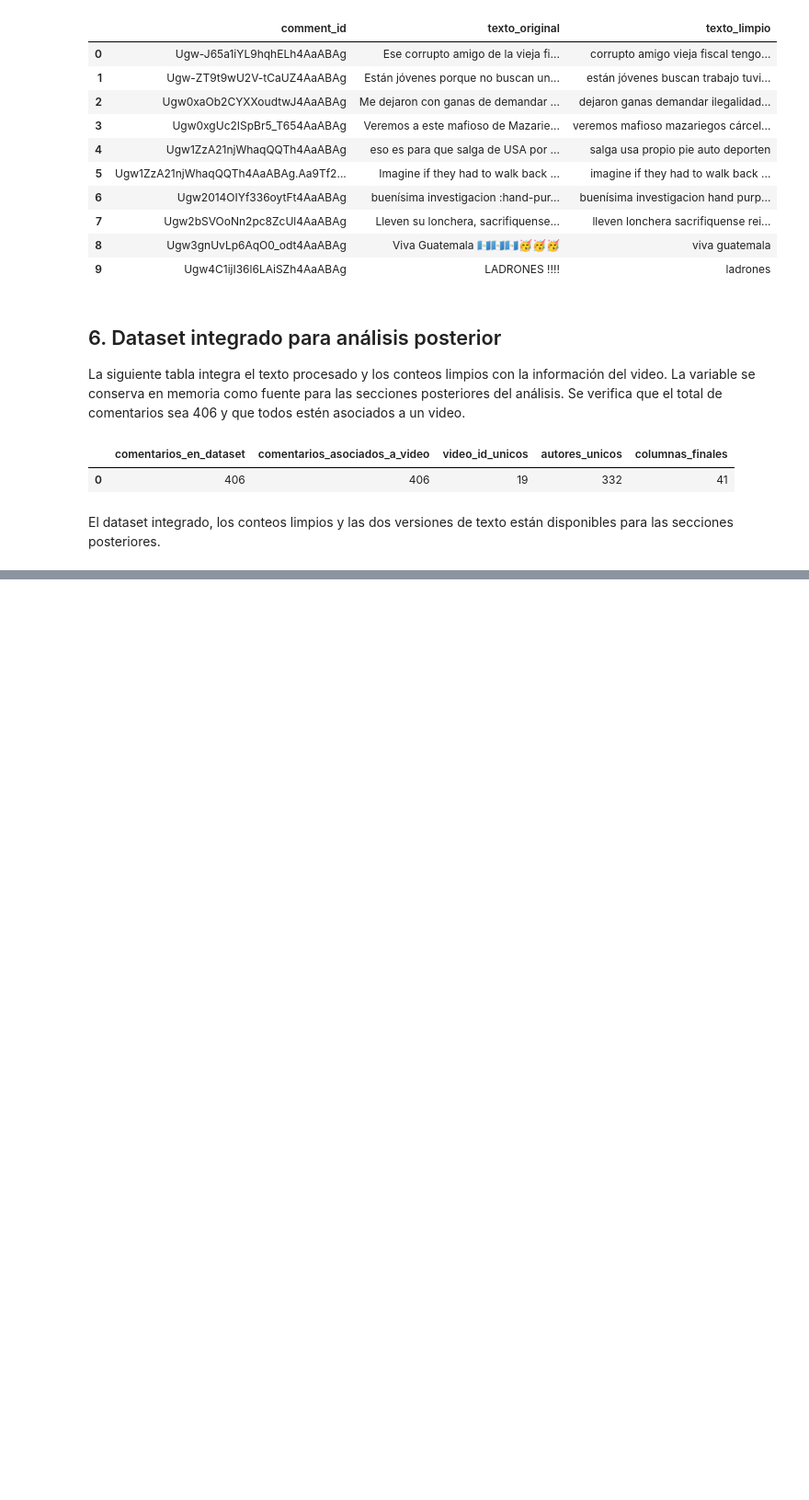
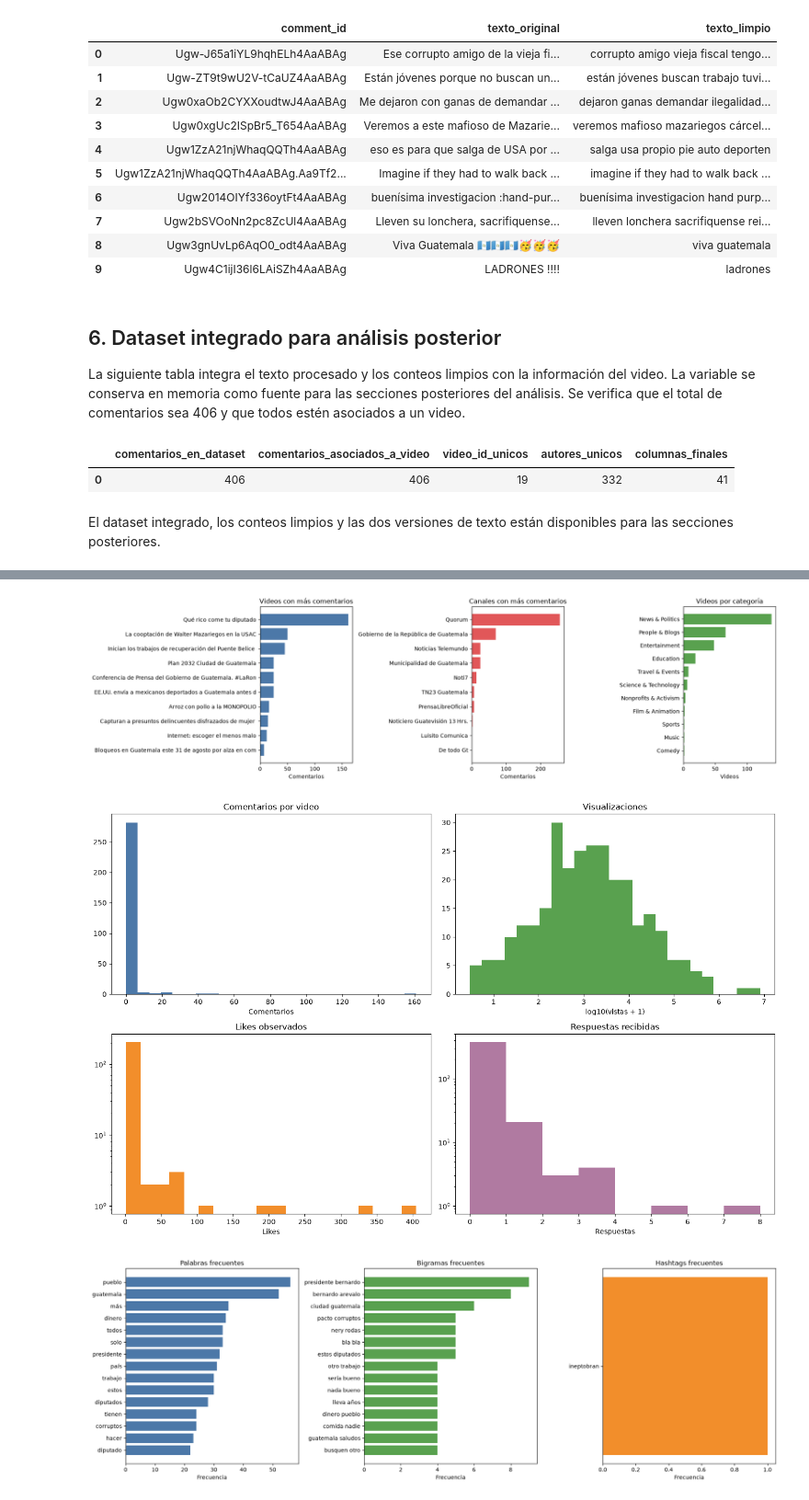
Before and after one commit to diegoanro22/DS-LAB06, a Jupyter notebook: notebooks/Laboratorio_6_Analisis_Redes_YouTube.ipynb, the cells around one changed output, grey strips where cells are left out. Shown at 92% size. Saved outputs shown, nothing was run; the diff lists cells and outputs as text; code cells hidden in the pictures; blank space fills up the shorter version.

```diff
--- a/notebooks/Laboratorio_6_Analisis_Redes_YouTube.ipynb
+++ b/notebooks/Laboratorio_6_Analisis_Redes_YouTube.ipynb
@@ -312,0 +446,22 @@ El dataset integrado, los conteos limpios y las dos versiones de texto están di
+# %%
+fig, ax = plt.subplots(1, 3, figsize=(18, 5))
+x = metricas_video.head(10).sort_values('comentarios'); ax[0].barh(x.title.str[:55], x.comentarios, color='#4C78A8'); ax[0].set(title='Videos con más comentarios', xlabel='Comentarios')
+x = metricas_canal.head(10).sort_values('comentarios'); ax[1].barh(x.channel_name, x.comentarios, color='#E15759'); ax[1].set(title='Canales con más comentarios', xlabel='Comentarios')
+x = tabla_categorias.sort_values('videos'); ax[2].barh(x.category.fillna('Sin categoría'), x.videos, color='#59A14F'); ax[2].set(title='Videos por categoría', xlabel='Videos')
+plt.tight_layout(); plt.show()
+fig, ax = plt.subplots(2, 2, figsize=(14, 9))
+ax[0,0].hist(metricas_video.comentarios, bins=25, color='#4C78A8'); ax[0,0].set(title='Comentarios por video', xlabel='Comentarios')
+ax[0,1].hist(np.log10(metricas_video.view_count_limpio+1), bins=25, color='#59A14F'); ax[0,1].set(title='Visualizaciones', xlabel='log10(vistas + 1)')
+ax[1,0].hist(comentarios.like_count_limpio.dropna(), bins=20, color='#F28E2B'); ax[1,0].set_yscale('log'); ax[1,0].set(title='Likes observados', xlabel='Likes')
+ax[1,1].hist(comentarios.reply_count, bins=range(int(comentarios.reply_count.max())+2), color='#B07AA1'); ax[1,1].set_yscale('log'); ax[1,1].set(title='Respuestas recibidas', xlabel='Respuestas')
+plt.tight_layout(); plt.show()
+fig, ax = plt.subplots(1, 3, figsize=(18, 6))
+for a, t, c, title in zip(ax, [palabras_frecuentes, bigramas_frecuentes, hashtags_frecuentes], ['#4C78A8','#59A14F','#F28E2B'], ['Palabras frecuentes','Bigramas frecuentes','Hashtags frecuentes']):
+    if t.empty: a.text(.5,.5,'Sin observaciones',ha='center'); a.set_axis_off()
+    else: z=t.head(15).sort_values('frecuencia'); a.barh(z.iloc[:,0],z.frecuencia,color=c); a.set(title=title,xlabel='Frecuencia')
+plt.tight_layout(); plt.show()
+plt.figure(figsize=(9,6)); plt.scatter(metricas_video.view_count_limpio+1, metricas_video.comentarios+1, alpha=.65, color='#4C78A8'); plt.xscale('log'); plt.yscale('log'); plt.xlabel('Visualizaciones + 1 (log)'); plt.ylabel('Comentarios + 1 (log)'); plt.title('Visibilidad frente a participación'); plt.tight_layout(); plt.show()
+# %% [output]
+[figure, added]
+[figure, added]
+[figure, added]
```
Also changed, not shown: parts of 6 cells of this notebook.
